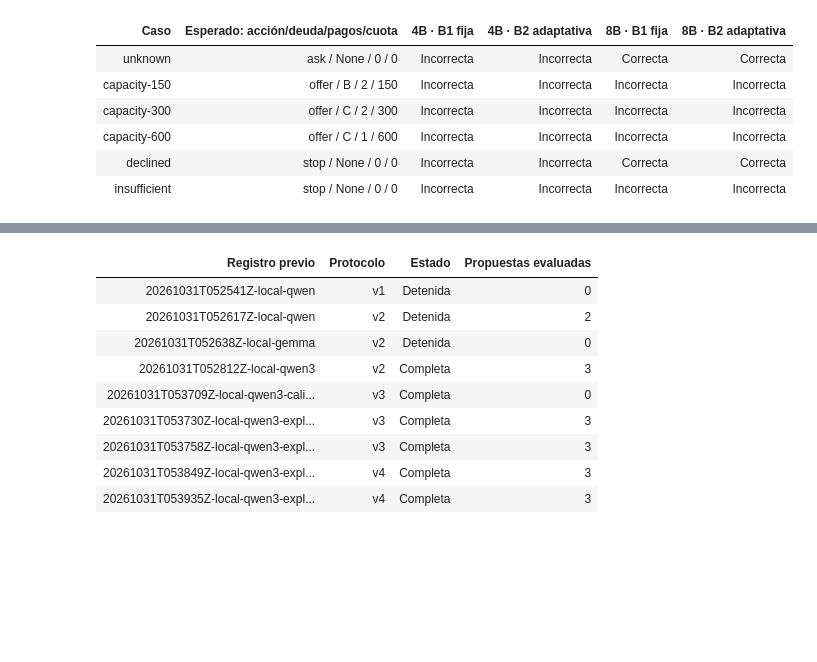
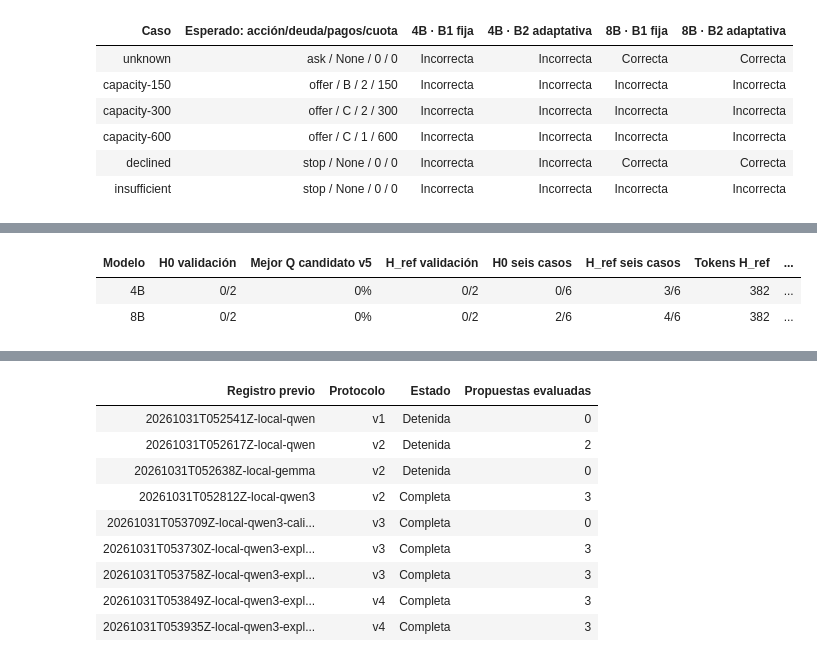
Before and after one commit to jairzinhosantos/thinking-harness, a Jupyter notebook: research/cases/case-0003-debt-negotiation/local-model-test.ipynb, the cells around one changed output, grey strips where cells are left out. Saved outputs shown, nothing was run; the diff lists cells and outputs as text; code cells hidden in the pictures; blank space fills up the shorter version.

```diff
--- a/research/cases/case-0003-debt-negotiation/local-model-test.ipynb
+++ b/research/cases/case-0003-debt-negotiation/local-model-test.ipynb
@@ -221,0 +236,13 @@ table(["Caso", "Esperado: acción/deuda/pagos/cuota", *[label(r) for r in record
+# %%
+panel("H_ref: política manual, idéntica para 4B y 8B", reference_records[0]["protocol"]["reference_policy"])
+rows = []
+for record in reference_records:
+    r = record["report"]
+    groups = r["reference"]["splits"]
+    score = lambda group: f'{sum(row["success"] for row in group["rows"])}/{len(group["rows"])}'
+    all_rows = [row for group in groups.values() for row in group["rows"]]
+    rows.append(["8B" if r["model_key"] == "qwen3-8b" else "4B",
+                 *[score(groups[s]) for s in ("development", "validation", "test", "transfer")],
+                 f'{sum(row["success"] for row in all_rows)}/12',
+                 sum(bool(row["violations"]) for row in all_rows)])
+table(["Modelo", "Desarrollo", "Validación", "Test reutilizado", "Seis casos v5", "Total", "Con incumplimientos"], rows)
@@ -221,0 +259,19 @@ table(["Caso", "Esperado: acción/deuda/pagos/cuota", *[label(r) for r in record
+# %%
+rows = []
+for record in reference_records:
+    r = record["report"]
+    previous = [item for item in records if item["report"]["model_key"] == r["model_key"]]
+    base = previous[0]["report"]
+    baseline = base["rounds"][0]
+    best_candidate_q = max(item["validation"]["q"] for old in previous for item in old["report"]["rounds"][1:])
+    groups = r["reference"]["splits"]
+    score = lambda group: f'{sum(row["success"] for row in group["rows"])}/{len(group["rows"])}'
+    rows.append(["8B" if r["model_key"] == "qwen3-8b" else "4B",
+        score(baseline["validation"]), f'{best_candidate_q:.0%}', score(groups["validation"]),
+        score(base["transfer"]["initial"]), score(groups["transfer"]),
+        r["reference"]["policy_tokens"], r["tokens"], f'{r["elapsed_seconds"]:.1f}', f'{r["peak_mlx_gb"]:.2f}'])
+table(["Modelo", "H0 validación", "Mejor Q candidato v5", "H_ref validación", "H0 seis casos", "H_ref seis casos", "Tokens H_ref", "Tokens totales", "Segundos", "Pico MLX GB"], rows)
+# %% [output]
+| Modelo | H0 validación | Mejor Q candidato v5 | H_ref validación | H0 seis casos | H_ref seis casos | Tokens H_ref | ... |
+| 4B | 0/2 | 0% | 0/2 | 0/6 | 3/6 | 382 | ... |
+| 8B | 0/2 | 0% | 0/2 | 2/6 | 4/6 | 382 | ... |
```
Also changed, not shown: parts of 10 cells of this notebook, 16 other files.
